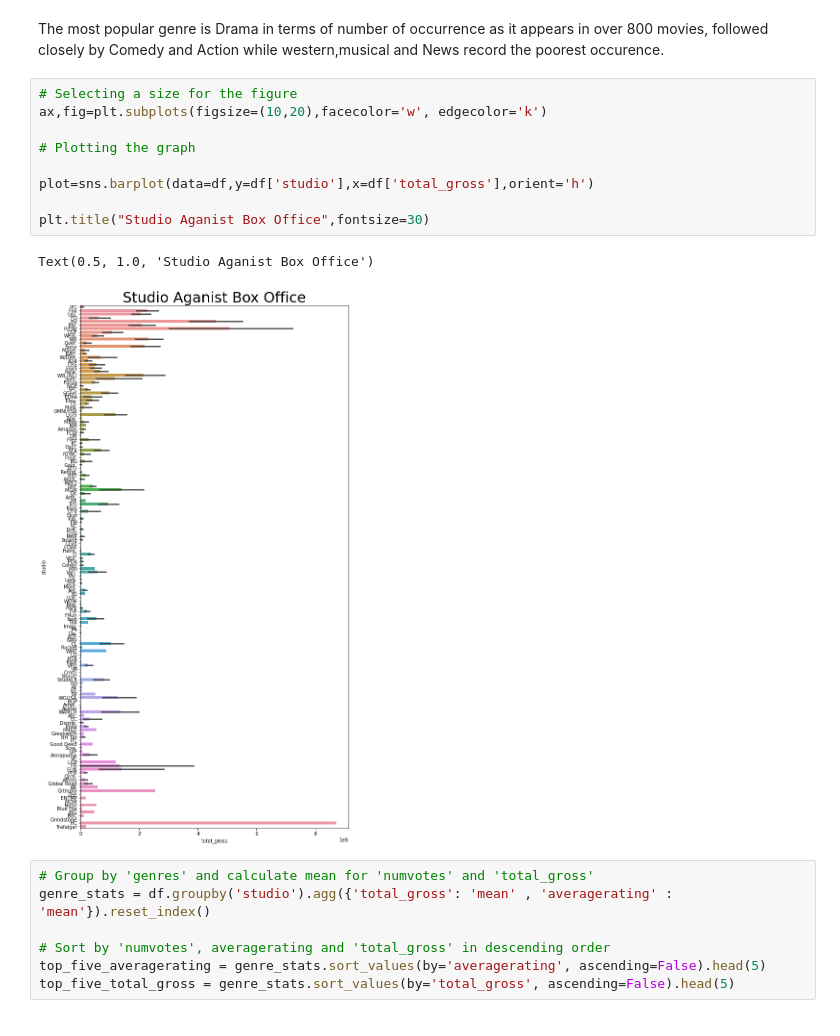
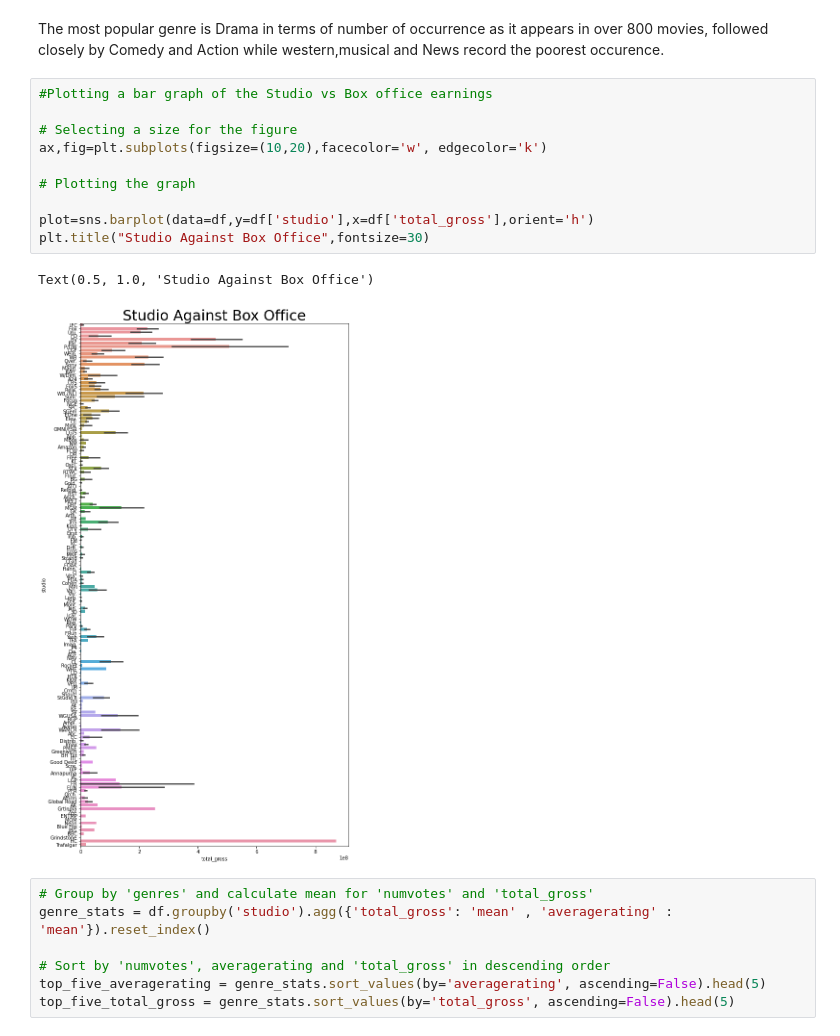
Before and after one commit to pmgitonga/Phase-1-Project, a Jupyter notebook: Microsoft Movie Analysis.ipynb, the cells around one changed output. Drawn from its saved outputs; the diff is of its cells as text.

```diff
--- a/Microsoft Movie Analysis.ipynb
+++ b/Microsoft Movie Analysis.ipynb
@@ -402,17 +405,18 @@ plt.show()
 # %% [markdown]
 The most popular genre is Drama in terms of number of occurrence as it appears in over 800 movies, followed closely by Comedy and Action while western,musical and News record the poorest occurence.
 # %%
+#Plotting a bar graph of the Studio vs Box office earnings
+
 # Selecting a size for the figure
 ax,fig=plt.subplots(figsize=(10,20),facecolor='w', edgecolor='k')
 
 # Plotting the graph
 
 plot=sns.barplot(data=df,y=df['studio'],x=df['total_gross'],orient='h')
-
-plt.title("Studio Aganist Box Office",fontsize=30)
+plt.title("Studio Against Box Office",fontsize=30)
 # %% [output]
-Text(0.5, 1.0, 'Studio Aganist Box Office')
+Text(0.5, 1.0, 'Studio Against Box Office')
-[figure, old version]
+[figure, new version]
 # %%
 # Group by 'genres' and calculate mean for 'numvotes' and 'total_gross'
 genre_stats = df.groupby('studio').agg({'total_gross': 'mean' , 'averagerating' : 'mean'}).reset_index()
```
Also changed, not shown: parts of 15 cells of this notebook, 2 other files.
